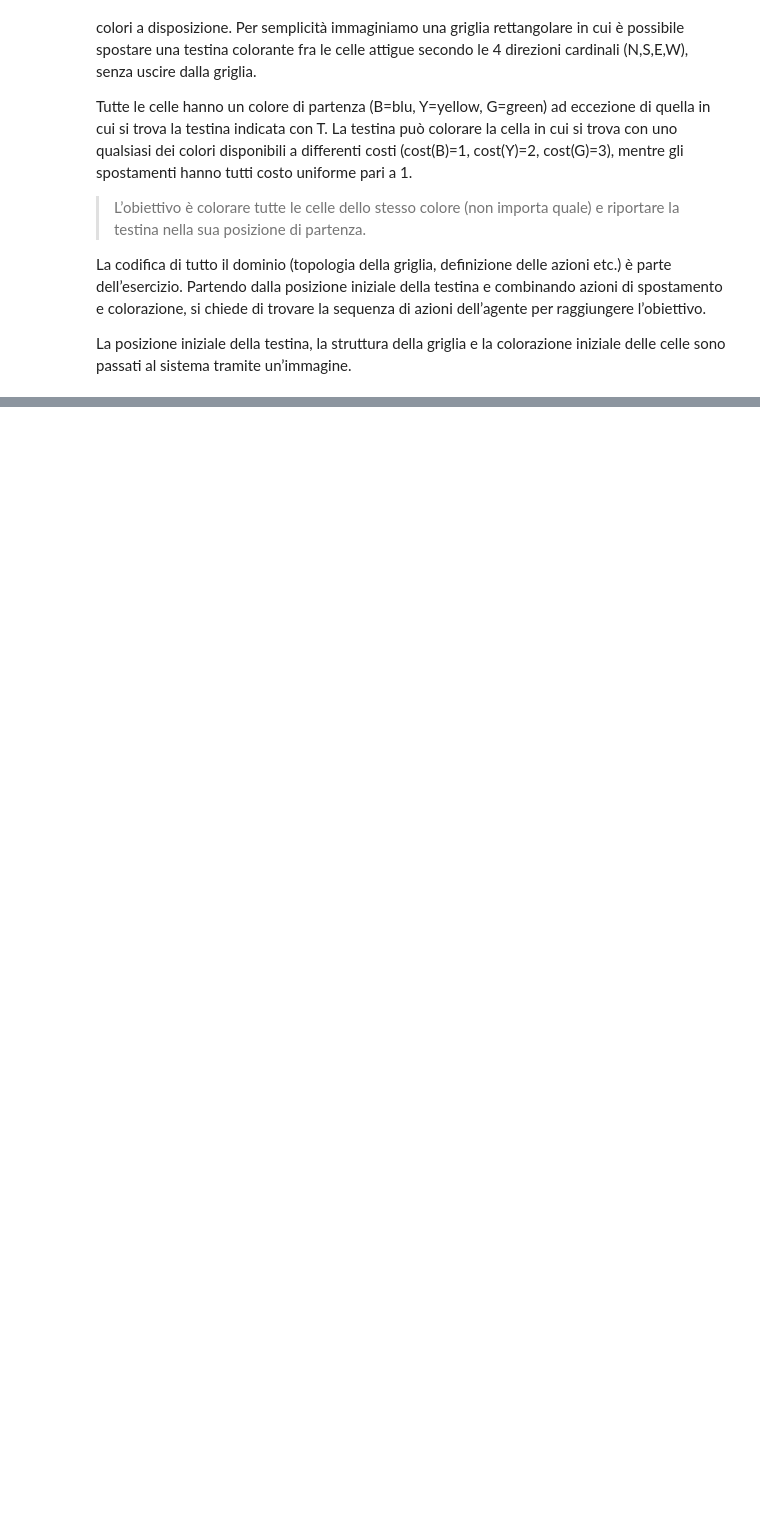
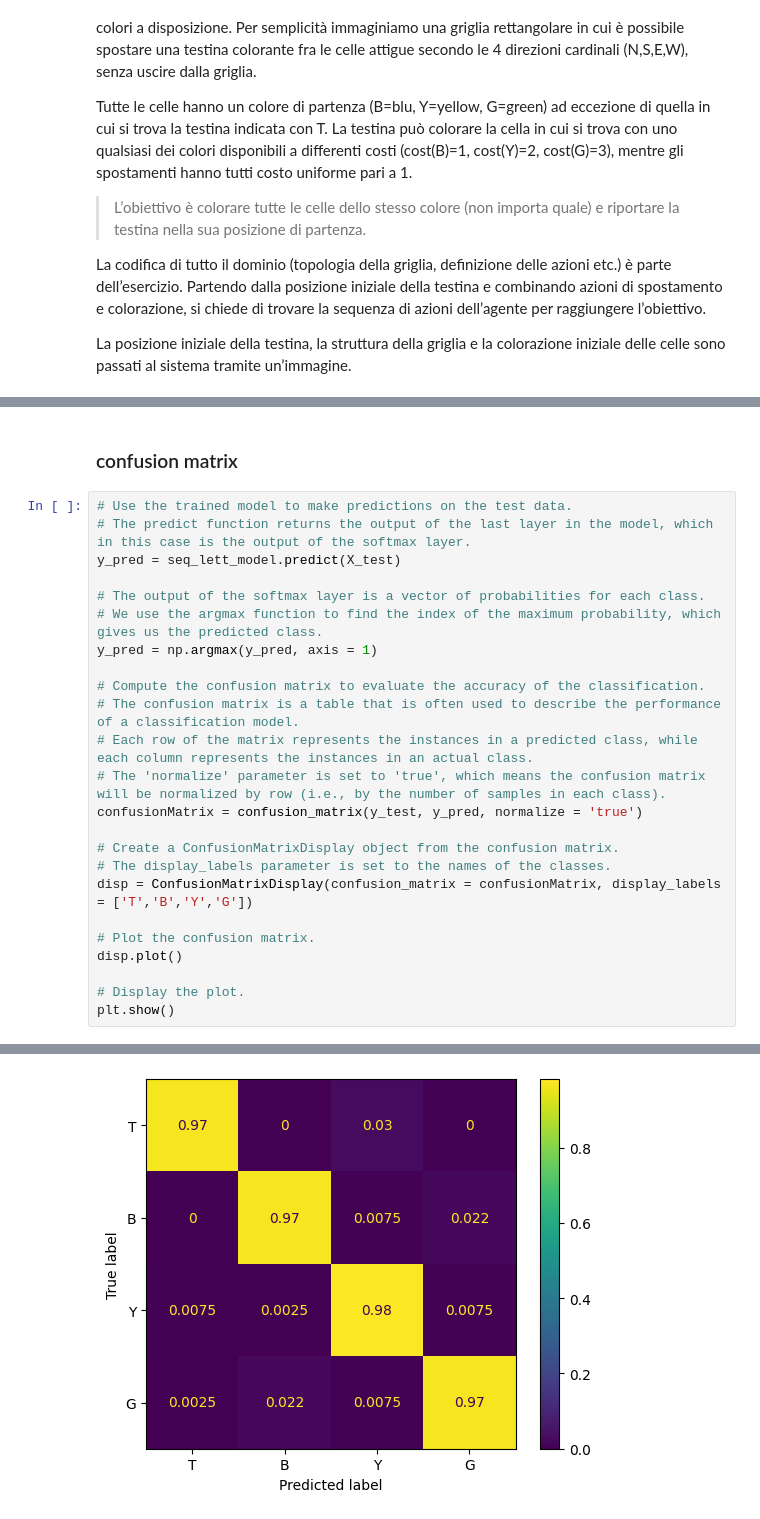
Before and after one commit to toita86/progetto-intro-ia, a Jupyter notebook: prog-intro-ai.ipynb, the cells around one changed output, grey strips where cells are left out. Cells and saved outputs as stored; diff of their text form; blank space fills up the shorter version.

```diff
--- a/prog-intro-ai.ipynb
+++ b/prog-intro-ai.ipynb
@@ -36,0 +343,27 @@ plt.show()
+# %% [markdown]
+### confusion matrix
+# %%
+# Use the trained model to make predictions on the test data.
+# The predict function returns the output of the last layer in the model, which in this case is the output of the softmax layer.
+y_pred = seq_lett_model.predict(X_test)
+
+# The output of the softmax layer is a vector of probabilities for each class.
+# We use the argmax function to find the index of the maximum probability, which gives us the predicted class.
+y_pred = np.argmax(y_pred, axis = 1)
+
+# Compute the confusion matrix to evaluate the accuracy of the classification.
+# The confusion matrix is a table that is often used to describe the performance of a classification model.
+# Each row of the matrix represents the instances in a predicted class, while each column represents the instances in an actual class.
+# The 'normalize' parameter is set to 'true', which means the confusion matrix will be normalized by row (i.e., by the number of samples in each class).
+confusionMatrix = confusion_matrix(y_test, y_pred, normalize = 'true')
+
+# Create a ConfusionMatrixDisplay object from the confusion matrix.
+# The display_labels parameter is set to the names of the classes.
+disp = ConfusionMatrixDisplay(confusion_matrix = confusionMatrix, display_labels = ['T','B','Y','G'])
+
+# Plot the confusion matrix.
+disp.plot()
+
+# Display the plot.
+plt.show()
+# %% [output]
@@ -36,0 +371 @@ plt.show()
+[figure, added]
```
Also changed, not shown: parts of 23 cells of this notebook, 8 other files.
